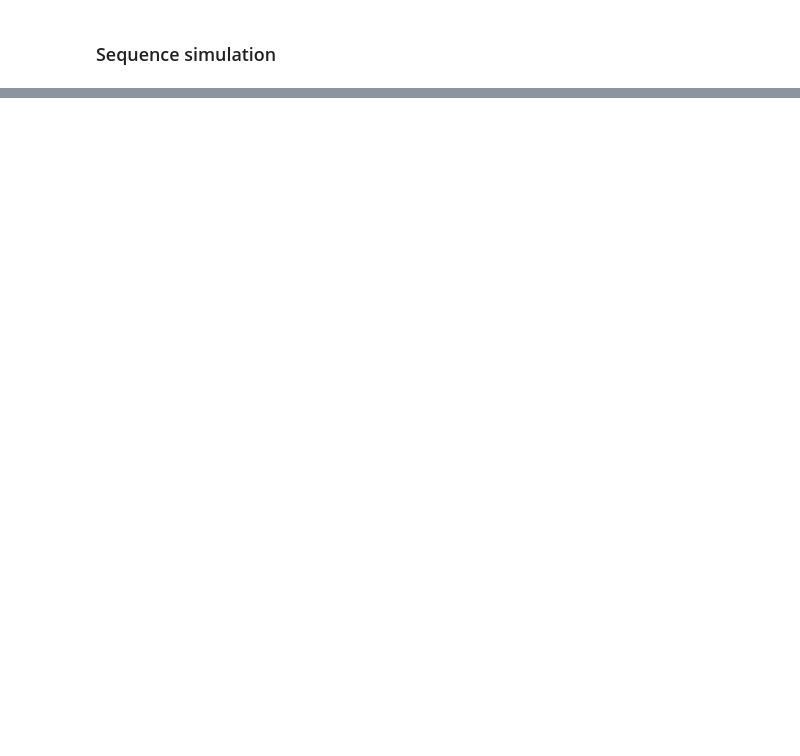
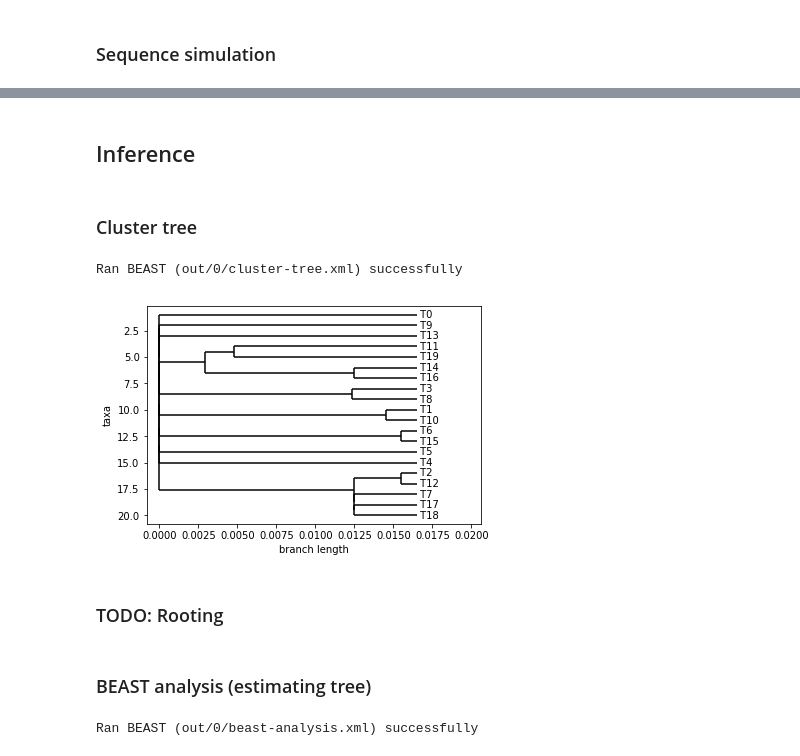
Before and after one commit to christiaanjs/pylo, a Jupyter notebook: eval/pipeline.ipynb, the cells around one changed output, grey strips where cells are left out. Cells and saved outputs as stored; diff of their text form; code cells hidden in the pictures; blank space fills up the shorter version.

```diff
--- a/eval/pipeline.ipynb
+++ b/eval/pipeline.ipynb
@@ -81,7 +81,17 @@ np.max(sampling_times) - np.min(sampling_times)
 import Bio
 from io import StringIO
 
-subprocess.run(beast_args + [build_templates.tree_sim_out_path])
+def run_beast(xml_path, **kwargs):
+    result = subprocess.run(beast_args + [xml_path], **kwargs)
+    if result.returncode != 0:
+        print(result.stderr)
+        print(result.stdout)
+        raise RuntimeError('BEAST run failed')
+    else:
+        print('Ran BEAST ({0}) successfully'.format(xml_path))
+
+
+run_beast(build_templates.tree_sim_out_path)
 newick_string = build_templates.extract_newick_string(build_templates.tree_sim_result_path)
 bio_tree = next(Bio.Phylo.parse(StringIO(newick_string), 'newick'))
 Bio.Phylo.draw(bio_tree)
@@ -94,0 +137,15 @@ tree_height
+# %% [markdown]
+## Inference
+# %% [markdown]
+### Cluster tree
+# %%
+build_templates.build_cluster_tree(config, sequence_dict, date_trait_string)
+run_beast(build_templates.cluster_tree_out_path)
+cluster_newick_string = build_templates.extract_newick_string(build_templates.cluster_tree_result_path)
+bio_cluster_tree = next(Bio.Phylo.parse(StringIO(cluster_newick_string), 'newick'))
+Bio.Phylo.draw(bio_cluster_tree)
+# %% [output]
+Ran BEAST (out/0/cluster-tree.xml) successfully
+[figure, added]
+# %% [markdown]
+### TODO: Rooting
@@ -94,0 +154,12 @@ tree_height
+# %% [markdown]
+### BEAST analysis (estimating tree)
+# %%
+def update_dict(dict, **kwargs):
+    res = dict.copy()
+    res.update(**kwargs)
+    return res
+
+build_templates.build_beast_analysis(update_dict(config, estimate_topology=True), newick_string, date_trait_string, sequence_dict)
+run_beast(build_templates.beast_analysis_out_path)
+# %% [output]
+Ran BEAST (out/0/beast-analysis.xml) successfully
```
Also changed, not shown: parts of 12 cells of this notebook, 3 other files.
